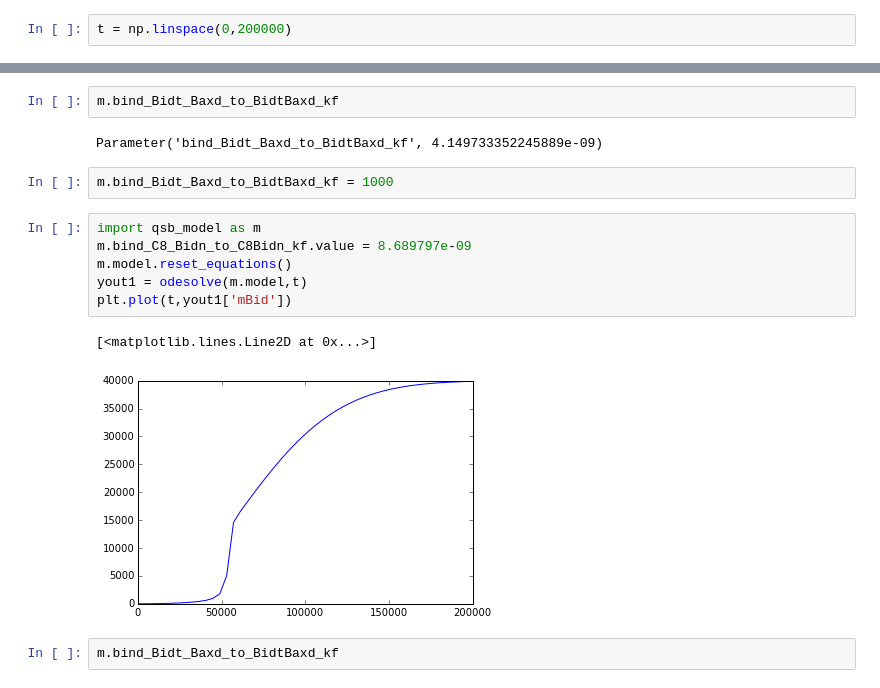
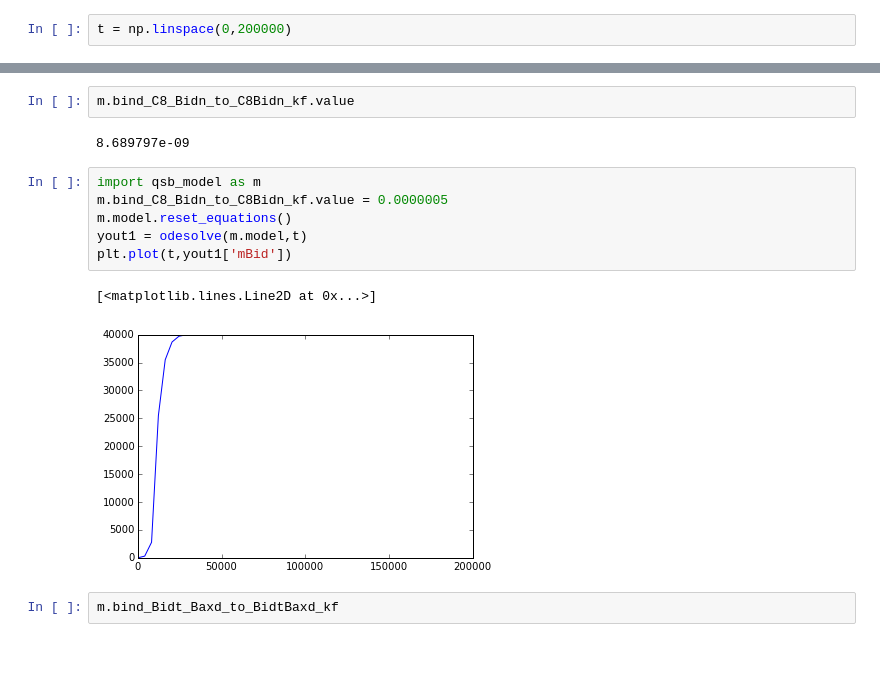
Before and after one commit to ortega2247/qsb, a Jupyter notebook: qsb_sensitivity.ipynb, the cells around one changed output, grey strips where cells are left out. Drawn from its saved outputs; the diff is of its cells as text; blank space fills up the shorter version.

Commit message:
start plotting

```diff
--- a/qsb_sensitivity.ipynb
+++ b/qsb_sensitivity.ipynb
@@ -162,18 +162,16 @@ plt.plot(t,yout['mBid'])
-# %%
-m.bind_Bidt_Baxd_to_BidtBaxd_kf
-# %% [output]
-Parameter('bind_Bidt_Baxd_to_BidtBaxd_kf', 4.149733352245889e-09)
-# %%
-m.bind_Bidt_Baxd_to_BidtBaxd_kf = 1000
+# %%
+m.bind_C8_Bidn_to_C8Bidn_kf.value
+# %% [output]
+8.689797e-09
 # %%
 import qsb_model as m
-m.bind_C8_Bidn_to_C8Bidn_kf.value = 8.689797e-09
+m.bind_C8_Bidn_to_C8Bidn_kf.value = 0.0000005
 m.model.reset_equations()
 yout1 = odesolve(m.model,t)
 plt.plot(t,yout1['mBid'])
 # %% [output]
 [<matplotlib.lines.Line2D at 0x...>]
-[figure, old version]
+[figure, new version]
 # %%
 m.bind_Bidt_Baxd_to_BidtBaxd_kf
 # %% [output]
```
Also changed, not shown: parts of 2 cells of this notebook.
